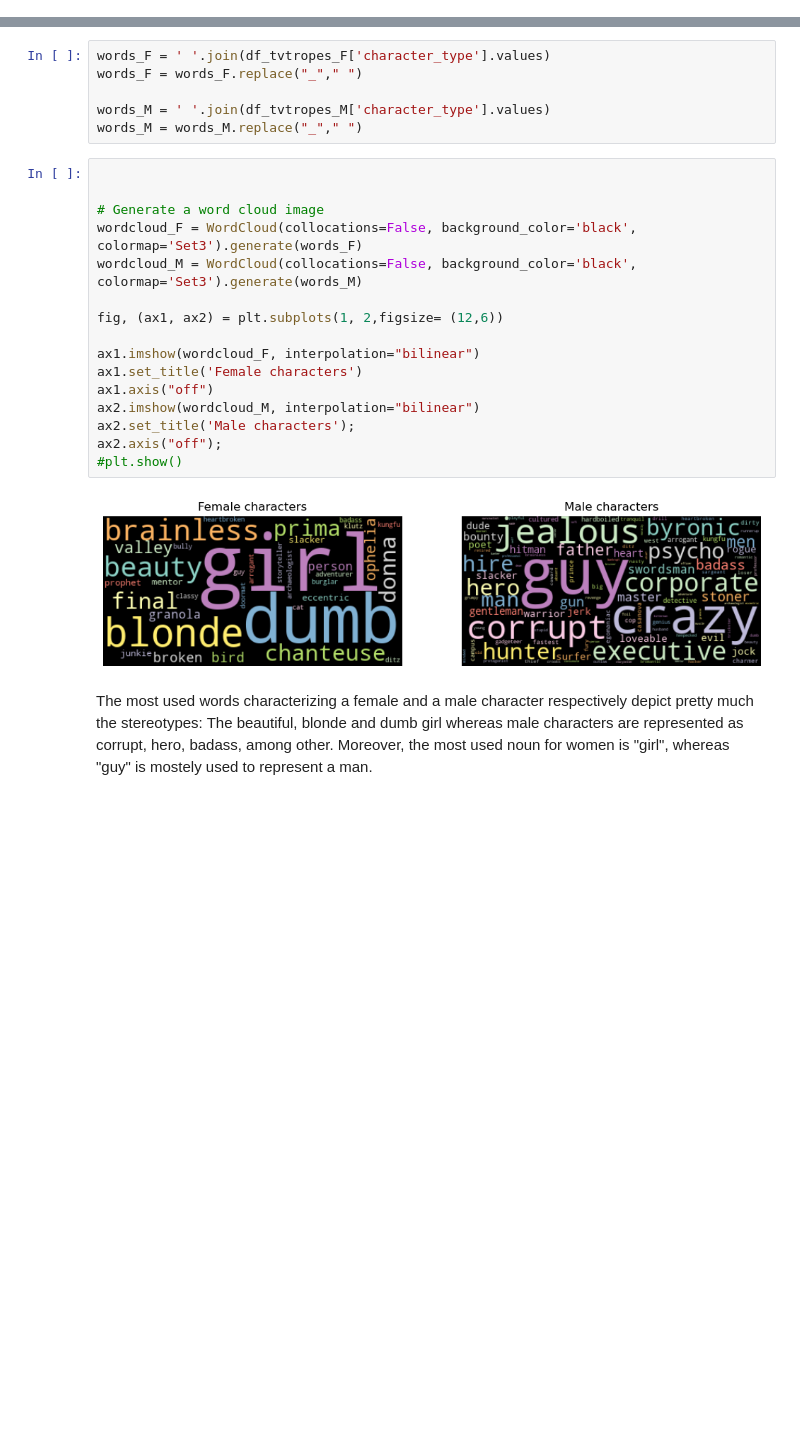
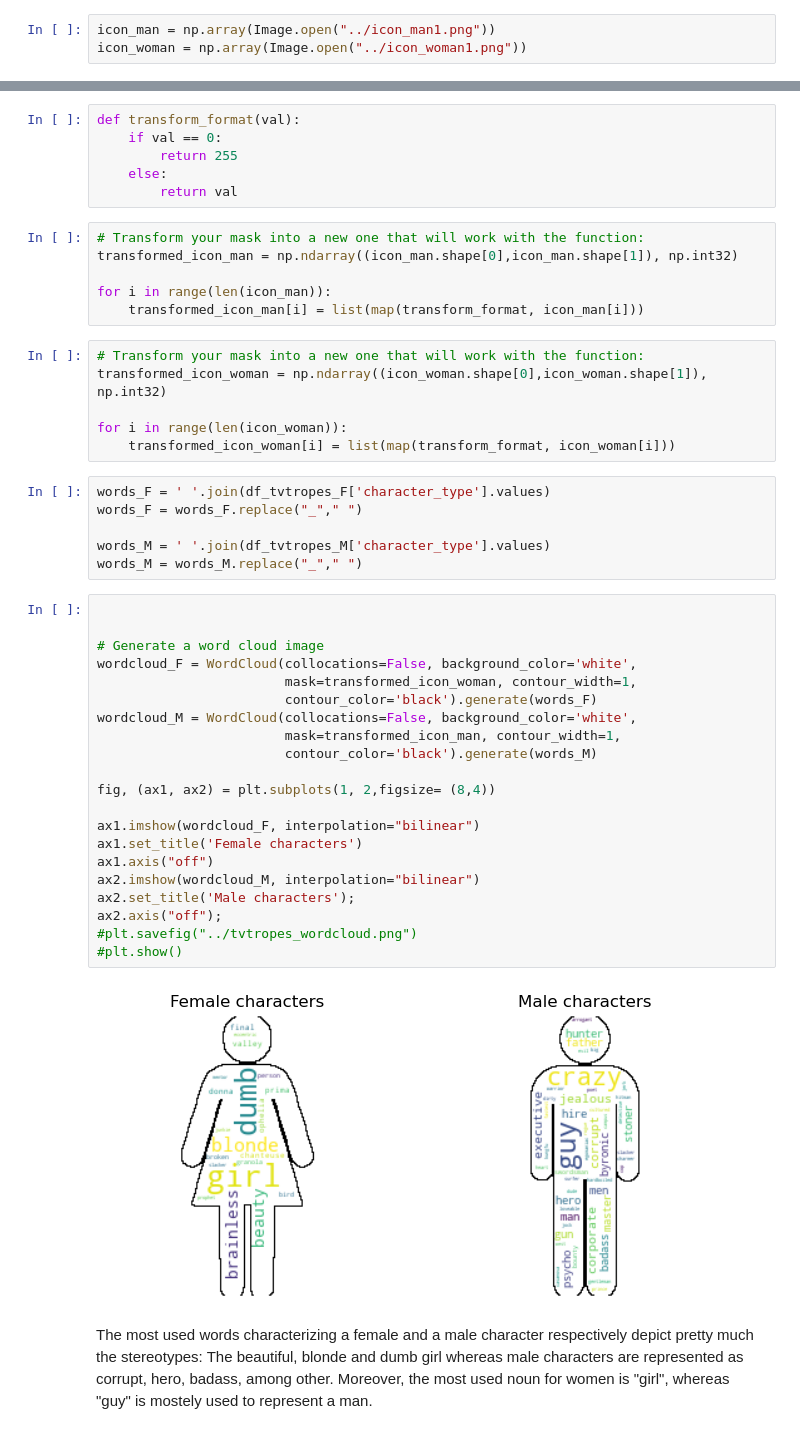
Before and after one commit to epfl-ada/ada-2022-project-silvermafia2022, a Jupyter notebook: project_movies.ipynb, the cells around one changed output, grey strips where cells are left out. Drawn from its saved outputs; the diff is of its cells as text; blank space fills up the shorter version.

```diff
--- a/project_movies.ipynb
+++ b/project_movies.ipynb
@@ -1999,0 +2002,3 @@ We now want to create a wordcloud showing the most used words for the tv tropes
+# %%
+icon_man = np.array(Image.open("../icon_man1.png"))
+icon_woman = np.array(Image.open("../icon_woman1.png"))
@@ -2000,3 +2015,21 @@ We now want to create a wordcloud showing the most used words for the tv tropes
+# %%
+def transform_format(val):
+    if val == 0:
+        return 255
+    else:
+        return val
+# %%
+# Transform your mask into a new one that will work with the function:
+transformed_icon_man = np.ndarray((icon_man.shape[0],icon_man.shape[1]), np.int32)
+
+for i in range(len(icon_man)):
+    transformed_icon_man[i] = list(map(transform_format, icon_man[i]))
+# %%
+# Transform your mask into a new one that will work with the function:
+transformed_icon_woman = np.ndarray((icon_woman.shape[0],icon_woman.shape[1]), np.int32)
+
+for i in range(len(icon_woman)):
+    transformed_icon_woman[i] = list(map(transform_format, icon_woman[i]))
 # %%
 words_F = ' '.join(df_tvtropes_F['character_type'].values)
 words_F = words_F.replace("_"," ")
@@ -2006,21 +2039,26 @@ words_M = words_M.replace("_"," ")
 # %%
 
 
 # Generate a word cloud image
-wordcloud_F = WordCloud(collocations=False, background_color='black', colormap='Set3').generate(words_F)
-wordcloud_M = WordCloud(collocations=False, background_color='black', colormap='Set3').generate(words_M)
+wordcloud_F = WordCloud(collocations=False, background_color='white',
+                        mask=transformed_icon_woman, contour_width=1,
+                        contour_color='black').generate(words_F)
+wordcloud_M = WordCloud(collocations=False, background_color='white',
+                        mask=transformed_icon_man, contour_width=1,
+                        contour_color='black').generate(words_M)
 
-fig, (ax1, ax2) = plt.subplots(1, 2,figsize= (12,6))
+fig, (ax1, ax2) = plt.subplots(1, 2,figsize= (8,4))
 
 ax1.imshow(wordcloud_F, interpolation="bilinear")
 ax1.set_title('Female characters')
 ax1.axis("off")
 ax2.imshow(wordcloud_M, interpolation="bilinear")
 ax2.set_title('Male characters');
 ax2.axis("off");
+#plt.savefig("../tvtropes_wordcloud.png")
 #plt.show()
 # %% [output]
-[figure, old version]
+[figure, new version]
 # %% [markdown]
 The most used words characterizing a female and a male character respectively depict pretty much the stereotypes: The beautiful, blonde and dumb girl whereas male characters are represented as corrupt, hero, badass, among other. Moreover, the most used noun for women is "girl", whereas "guy" is mostely used to represent a man.
 # %% [markdown]
```
Also changed, not shown: parts of 20 cells of this notebook.
